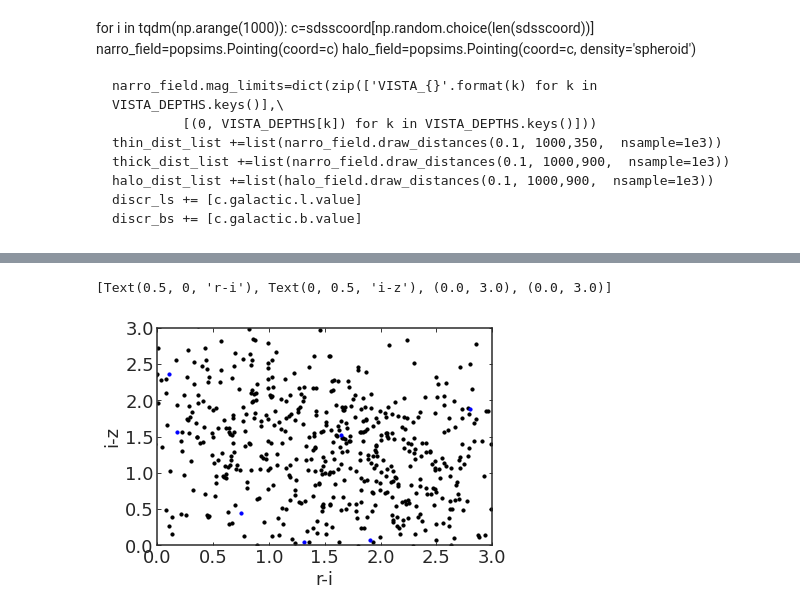
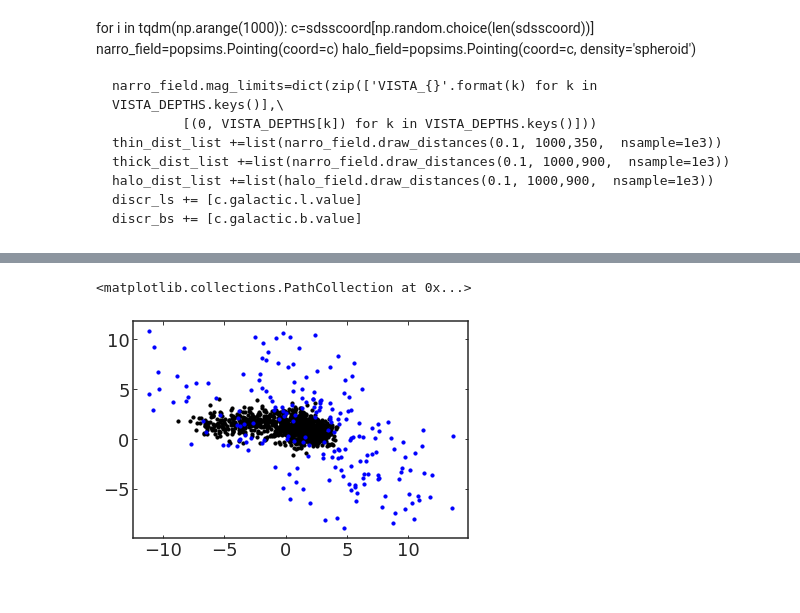
Before and after one commit to caganze/popsims, a Jupyter notebook: notebooks/Lodieu VHS, SDSS paper.ipynb, the cells around one changed output, grey strips where cells are left out. Saved outputs shown, nothing was run; the diff lists cells and outputs as text; code cells hidden in the pictures.

```diff
--- a/notebooks/Lodieu VHS, SDSS paper.ipynb
+++ b/notebooks/Lodieu VHS, SDSS paper.ipynb
@@ -438,5 +445,5 @@ for g in dfn.groupby('spt_r'):
 # %%
 halo_bool=(dfn.population !='thin_disk').values
 # %%
-mags= popsims.pop_mags_from_type(np.random.uniform(10, 40, 1000),
+mags= galaxy.pop_mags_from_type(np.random.uniform(10, 40, 1000),
                 keys=['SDSS_R', 'SDSS_I', 'SDSS_Z'], reference='kiman2019')
@@ -449,16 +458,16 @@ zhang_mags=pd.Series(zhang_mags)
 # %%
 fig, ax=plt.subplots()
 ax.scatter(mags.abs_SDSS_R-mags.abs_SDSS_I, \
            mags.abs_SDSS_I-mags.abs_SDSS_Z,s=10, c='k')
 
 ax.scatter(zhang_mags.SDSS_R-zhang_mags.SDSS_I, \
            zhang_mags.SDSS_I-zhang_mags.SDSS_Z,s=10, c='b')
 
 
-ax.set(xlabel='r-i', ylabel='i-z', xlim=[0, 3], ylim=[0,3])
+#ax.set(xlabel='r-i', ylabel='i-z', xlim=[0, 3], ylim=[0,3])
 # %% [output]
-[Text(0.5, 0, 'r-i'), Text(0, 0.5, 'i-z'), (0.0, 3.0), (0.0, 3.0)]
+<matplotlib.collections.PathCollection at 0x...>
-[figure, old version]
+[figure, new version]
 # %%
 #dfn
 # %%
```
Also changed, not shown: parts of 30 cells of this notebook, 26 other files.
